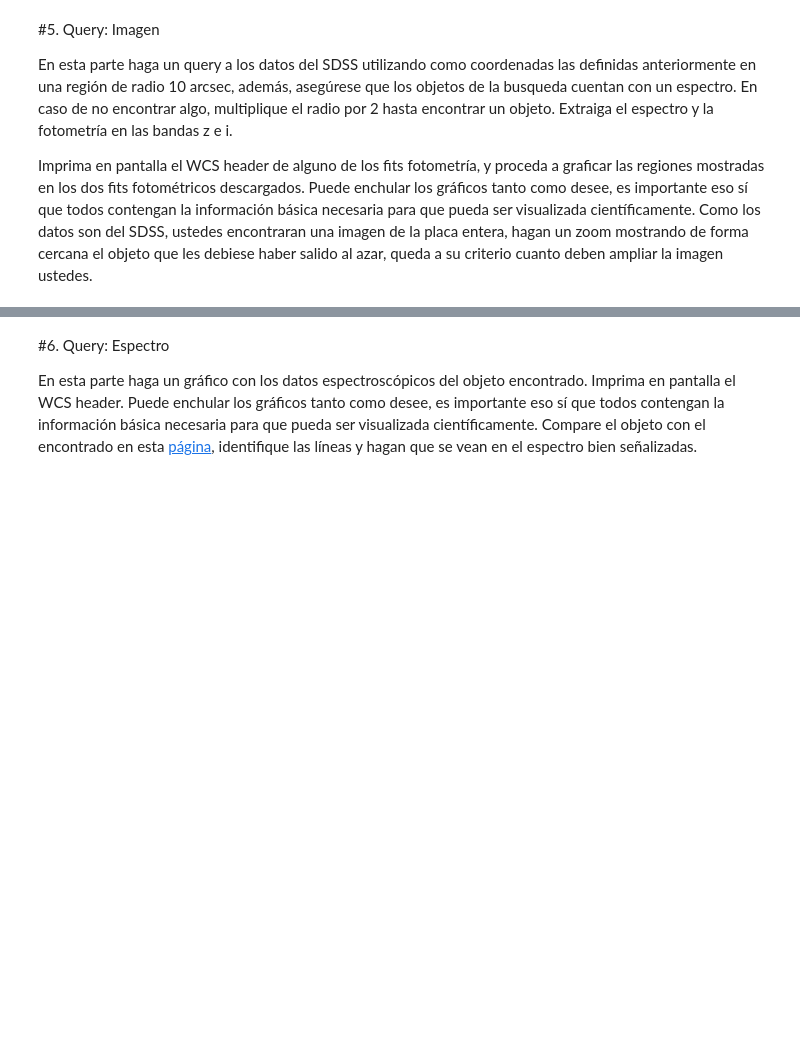
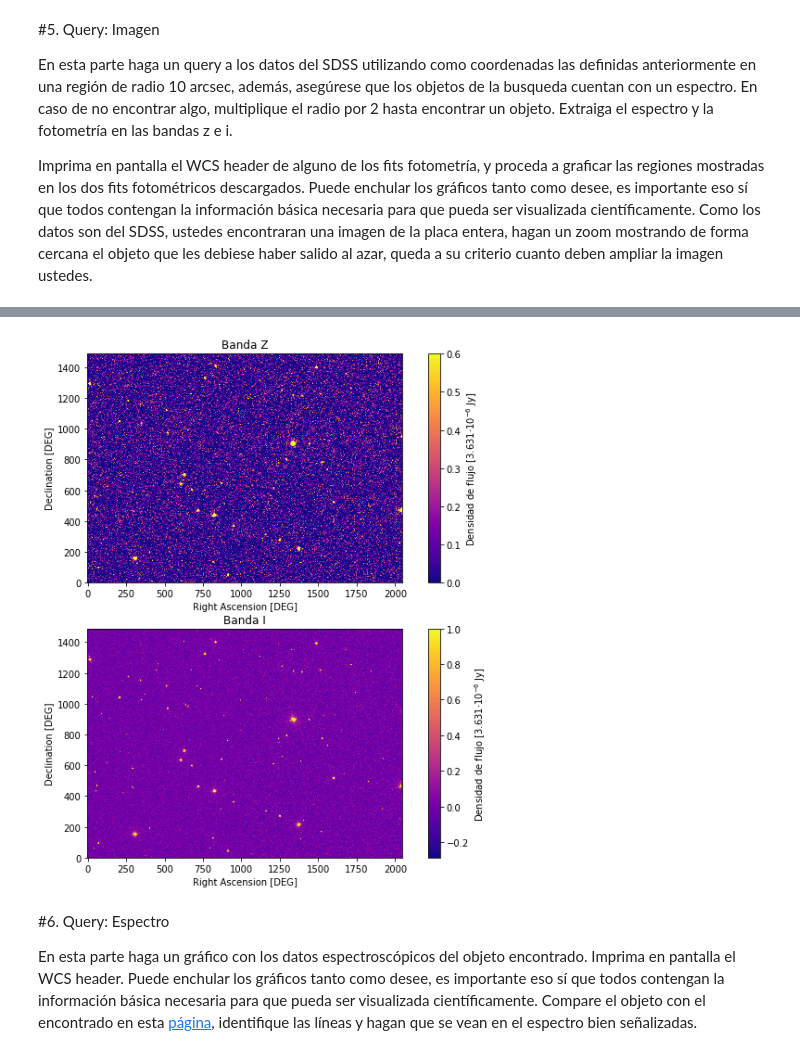
Before and after one commit to simonvidal/minitarea4, a Jupyter notebook: minitarea4.ipynb, the cells around one changed output, grey strips where cells are left out. Cells and saved outputs as stored; diff of their text form; code cells hidden in the pictures; blank space fills up the shorter version.

```diff
--- a/minitarea4.ipynb
+++ b/minitarea4.ipynb
@@ -61,3 +176,7 @@ Finalmente calcule el redshift al cual se encuentra el objeto, para ello puede i
 En esta parte deben crear una variable que contenga un objeto SkyCoord definido con los dos últimos dígitos de rut como ascención recta y declinación en el sistema ICRS (No contar el dígito verificador).
 
 **Ejemplo:** si su RUT es 12.345.678 - 9. La ascención recta y declinación para ese objeto debe ser 78°. Si los úlitmos dos dígitos son mayores que noventa, utilice solo el último.
+# %%
+#rut: 2005025-5
+c=SkyCoord(ra=25*u.degree,dec=25*u.degree,frame='icrs')
+c
@@ -67,3 +189,14 @@ En esta parte deben crear una variable que contenga un objeto SkyCoord definido
 En esta parte haga un query a los datos del SDSS utilizando como coordenadas las definidas anteriormente en una región de radio 10 arcsec, además, asegúrese que los objetos de la busqueda cuentan con un espectro. En caso de no encontrar algo, multiplique el radio por 2 hasta encontrar un objeto. Extraiga el espectro y la fotometría en las bandas z e i.
 
 Imprima en pantalla el WCS header de alguno de los fits fotometría, y proceda a graficar las regiones mostradas en los dos fits fotométricos descargados. Puede enchular los gráficos tanto como desee, es importante eso sí que todos contengan la información básica necesaria para que pueda ser visualizada científicamente. Como los datos son del SDSS, ustedes encontraran una imagen de la placa entera, hagan un zoom mostrando de forma cercana el objeto que les debiese haber salido al azar, queda a su criterio cuanto deben ampliar la imagen ustedes.
+# %%
+xid = SDSS.query_region(c, radius = 300*u.arcsec, spectro=True) #en 300 recién me funcionó jaja :(
+sp = SDSS.get_spectra(matches=xid)
+imu = SDSS.get_images(matches=xid, band='i')
+img = SDSS.get_images(matches=xid, band='z')
+
+headeri=imu[0][0].header
+WCSI=WCS(headeri)
+print(WCSI)
+print('\nHEADER:')
+headeri
@@ -70,3 +240,18 @@ Imprima en pantalla el WCS header de alguno de los fits fotometría, y proceda a
+# %%
+z=img[0][0].data
+i=imu[0][0].data
+fig,cx=plt.subplots(figsize=(10,10),nrows=2)
+gz=cx[0].imshow(z,cmap='plasma',vmax=0.6,origin='lower',vmin=0)
+plt.colorbar(gz,ax=cx[0],label='Densidad de flujo [3.631$ \cdot 10^{-6}$ Jy]')
+gi=cx[1].imshow(i,cmap='plasma',vmax=1,origin='lower')
+plt.colorbar(gi,ax=cx[1],label='Densidad de flujo [3.631$ \cdot 10^{-6}$ Jy]')
+b=['Z','I']
+for i in range(2):
+  cx[i].set_xlabel('Right Ascension [DEG]')
+  cx[i].set_ylabel('Declination [DEG]')
+  cx[i].set_title('Banda '+b[i])
+# %% [output]
+[figure, added]
 # %% [markdown]
 #6. Query: Espectro
 
```
Also changed, not shown: parts of 7 cells of this notebook.
